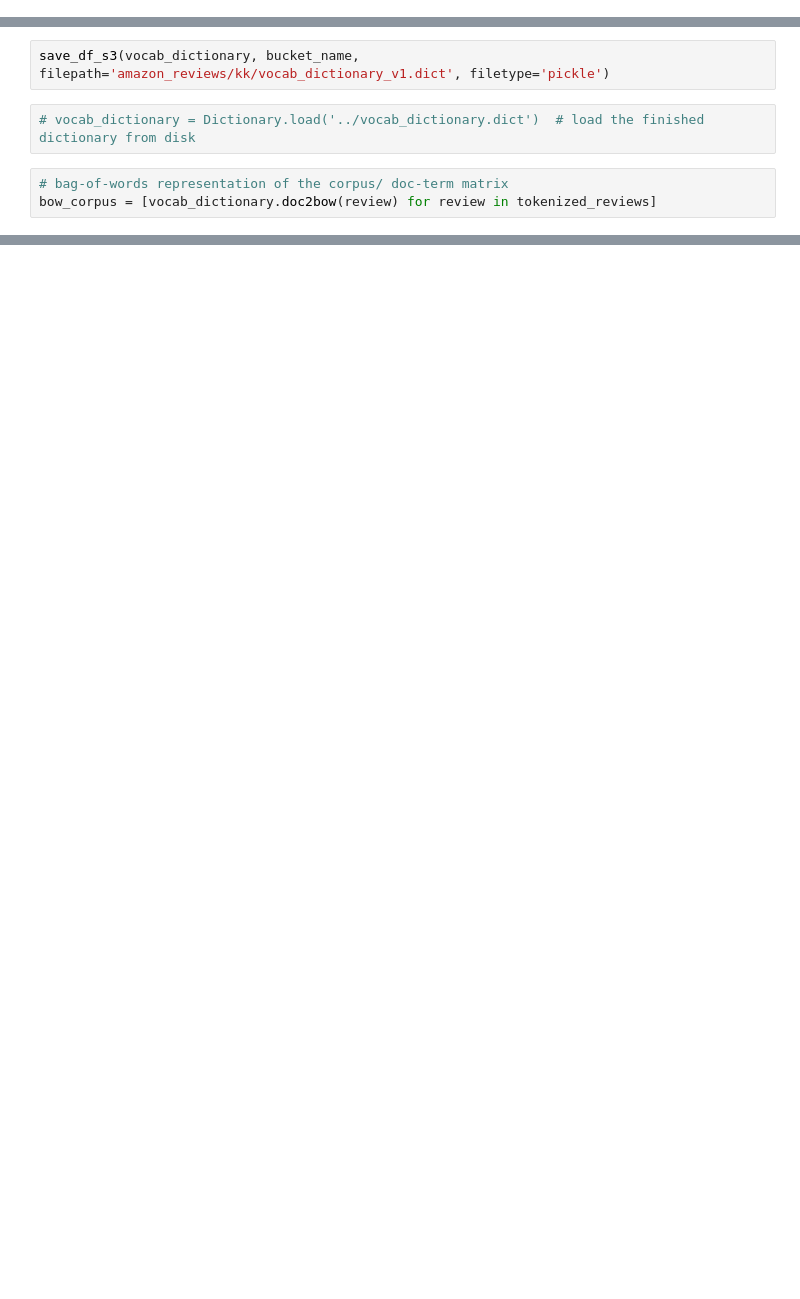
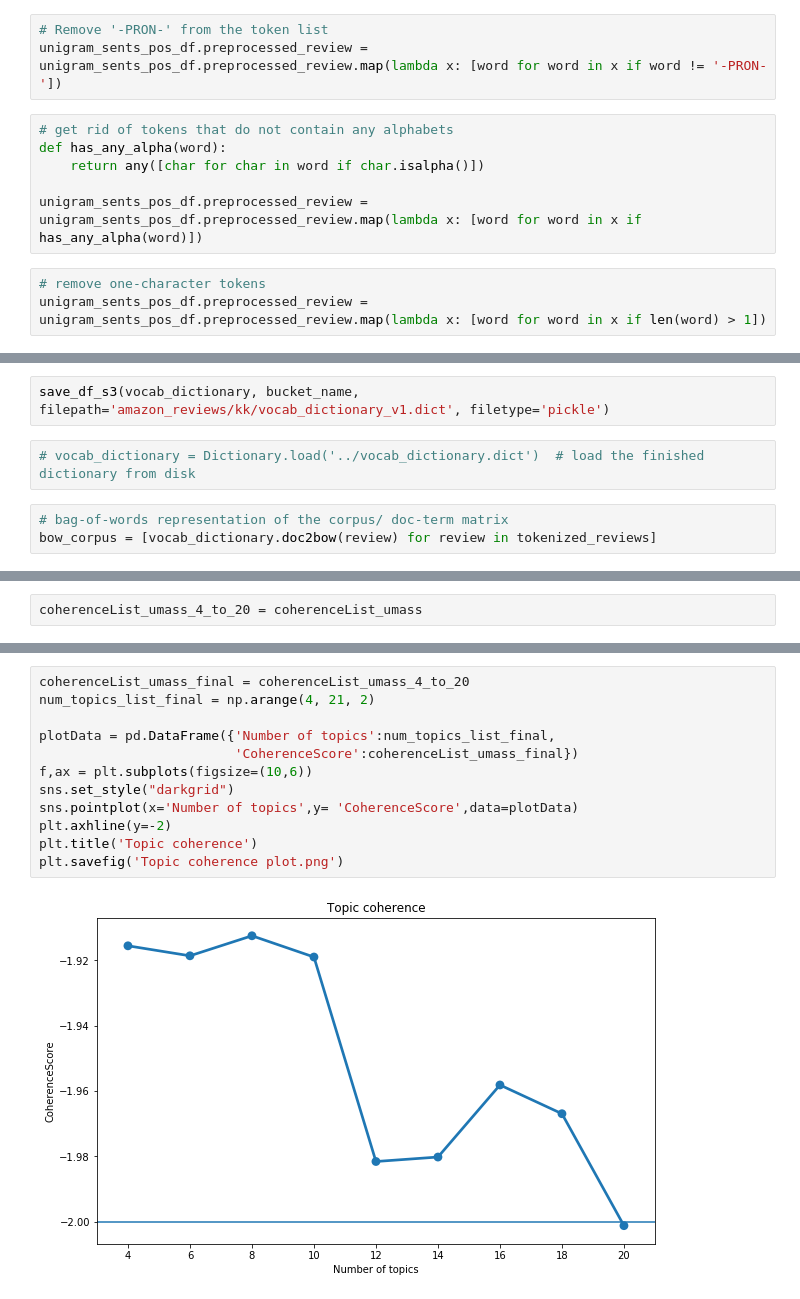
Before and after one commit to kunal-kotian/shopsmart, a Jupyter notebook: Notebooks/kk_topic_modeling_v1.ipynb, the cells around one changed output, grey strips where cells are left out. Drawn from its saved outputs; the diff is of its cells as text; blank space fills up the shorter version.

```diff
--- a/Notebooks/kk_topic_modeling_v1.ipynb
+++ b/Notebooks/kk_topic_modeling_v1.ipynb
@@ -1055,0 +1058,12 @@ unigram_sents_pos_df.head(10)
+# %%
+# Remove '-PRON-' from the token list
+unigram_sents_pos_df.preprocessed_review = unigram_sents_pos_df.preprocessed_review.map(lambda x: [word for word in x if word != '-PRON-'])
+# %%
+# get rid of tokens that do not contain any alphabets
+def has_any_alpha(word):
+    return any([char for char in word if char.isalpha()])
+
+unigram_sents_pos_df.preprocessed_review = unigram_sents_pos_df.preprocessed_review.map(lambda x: [word for word in x if has_any_alpha(word)])
+# %%
+# remove one-character tokens
+unigram_sents_pos_df.preprocessed_review = unigram_sents_pos_df.preprocessed_review.map(lambda x: [word for word in x if len(word) > 1])
@@ -1173,0 +1215,2 @@ coherenceList_umass
+# %%
+coherenceList_umass_4_to_20 = coherenceList_umass
@@ -1173,0 +1229,14 @@ coherenceList_umass
+# %%
+coherenceList_umass_final = coherenceList_umass_4_to_20
+num_topics_list_final = np.arange(4, 21, 2)
+
+plotData = pd.DataFrame({'Number of topics':num_topics_list_final,
+                         'CoherenceScore':coherenceList_umass_final})
+f,ax = plt.subplots(figsize=(10,6))
+sns.set_style("darkgrid")
+sns.pointplot(x='Number of topics',y= 'CoherenceScore',data=plotData)
+plt.axhline(y=-2)
+plt.title('Topic coherence')
+plt.savefig('Topic coherence plot.png')
+# %% [output]
+[figure, added]
```
Also changed, not shown: parts of 49 cells of this notebook.
